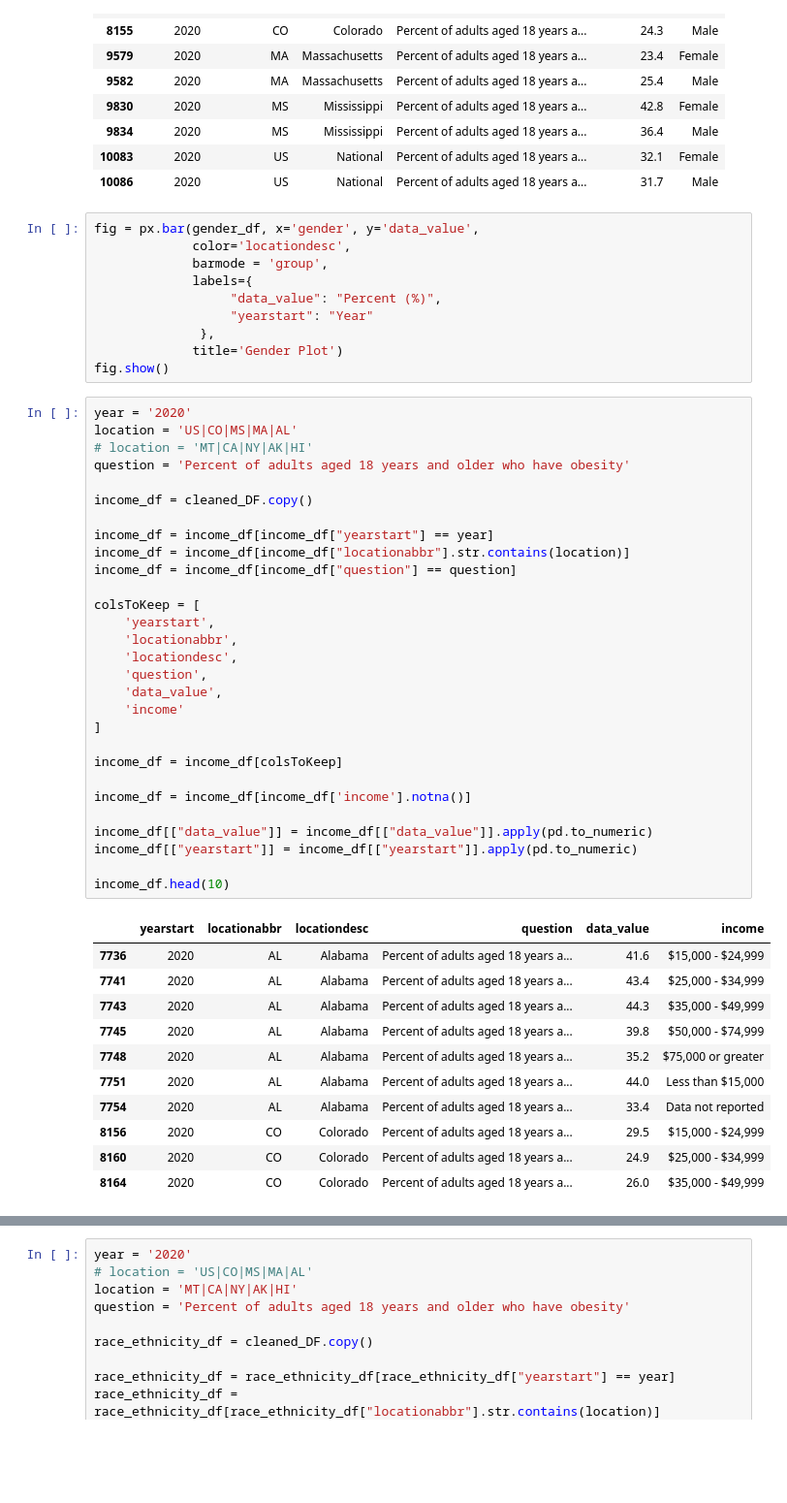
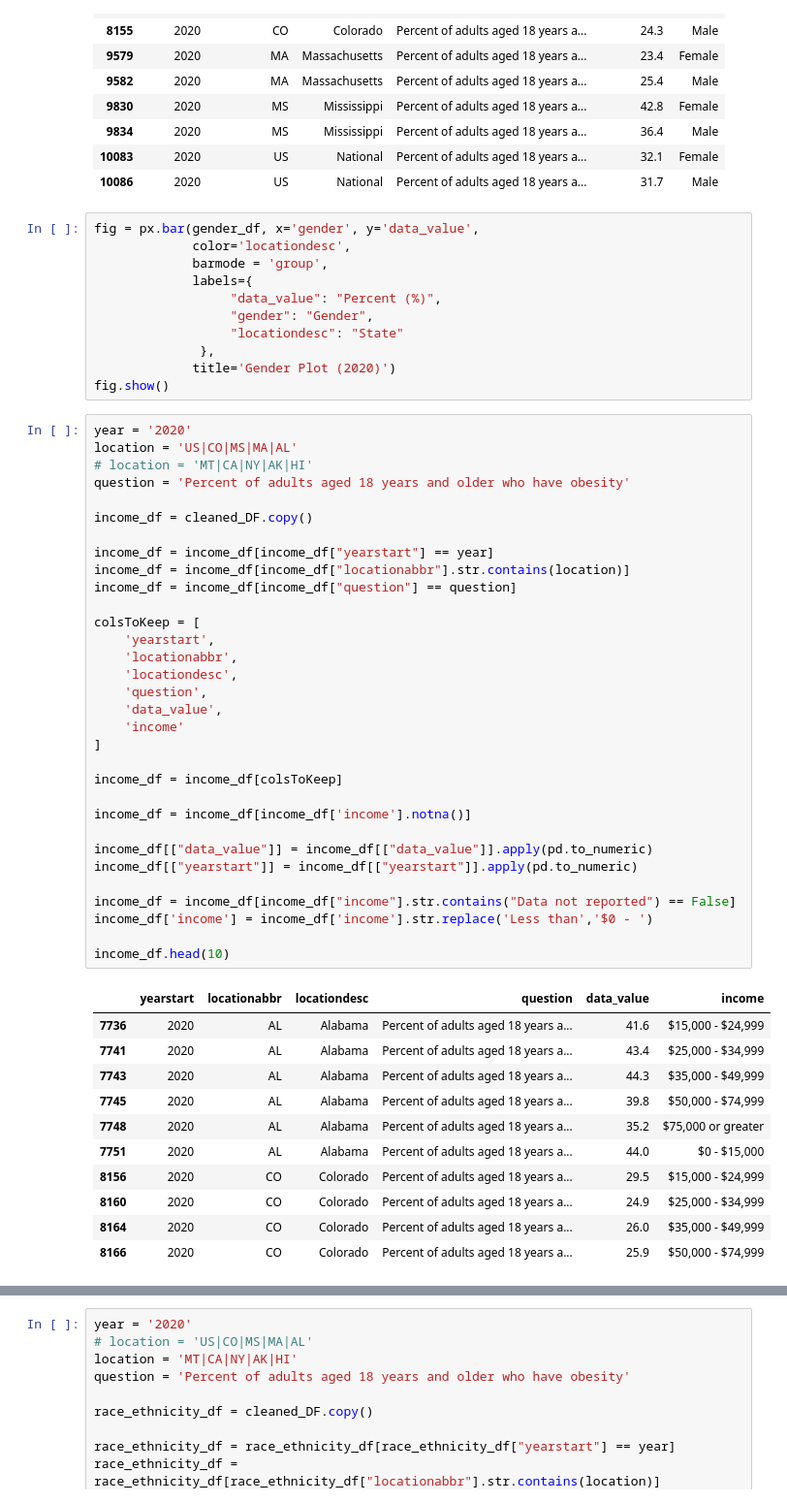
Before and after one commit to HardoModo/Dev10-Capstone, a Jupyter notebook: Shervorn/final.ipynb, the cells around one changed output, grey strips where cells are left out. Shown at 97% size. Saved outputs shown, nothing was run; the diff lists cells and outputs as text; blank space fills up the shorter version.

```diff
--- a/Shervorn/final.ipynb
+++ b/Shervorn/final.ipynb
@@ -589,9 +592,10 @@ fig = px.bar(gender_df, x='gender', y='data_value',
              barmode = 'group',
              labels={
                   "data_value": "Percent (%)",
-                  "yearstart": "Year"
+                  "gender": "Gender",
+                  "locationdesc": "State"
               },
-             title='Gender Plot')
+             title='Gender Plot (2020)')
 fig.show()
 # %%
 year = '2020'
@@ -602,38 +606,41 @@ question = 'Percent of adults aged 18 years and older who have obesity'
 income_df = cleaned_DF.copy()
 
 income_df = income_df[income_df["yearstart"] == year]
 income_df = income_df[income_df["locationabbr"].str.contains(location)]
 income_df = income_df[income_df["question"] == question]
 
 colsToKeep = [
     'yearstart',
     'locationabbr',
     'locationdesc',
     'question',
     'data_value',
     'income'
 ]
 
 income_df = income_df[colsToKeep]
 
 income_df = income_df[income_df['income'].notna()]
 
 income_df[["data_value"]] = income_df[["data_value"]].apply(pd.to_numeric)
 income_df[["yearstart"]] = income_df[["yearstart"]].apply(pd.to_numeric)
 
+income_df = income_df[income_df["income"].str.contains("Data not reported") == False]
+income_df['income'] = income_df['income'].str.replace('Less than','$0 - ')
+
 income_df.head(10)
 # %% [output]
 |  | yearstart | locationabbr | locationdesc | question | data_value | income |
 | 7736 | 2020 | AL | Alabama | Percent of adults aged 18 years a... | 41.6 | $15,000 - $24,999 |
 | 7741 | 2020 | AL | Alabama | Percent of adults aged 18 years a... | 43.4 | $25,000 - $34,999 |
 | 7743 | 2020 | AL | Alabama | Percent of adults aged 18 years a... | 44.3 | $35,000 - $49,999 |
 | 7745 | 2020 | AL | Alabama | Percent of adults aged 18 years a... | 39.8 | $50,000 - $74,999 |
 | 7748 | 2020 | AL | Alabama | Percent of adults aged 18 years a... | 35.2 | $75,000 or greater |
-| 7751 | 2020 | AL | Alabama | Percent of adults aged 18 years a... | 44.0 | Less than $15,000 |
-| 7754 | 2020 | AL | Alabama | Percent of adults aged 18 years a... | 33.4 | Data not reported |
+| 7751 | 2020 | AL | Alabama | Percent of adults aged 18 years a... | 44.0 | $0 - $15,000 |
 | 8156 | 2020 | CO | Colorado | Percent of adults aged 18 years a... | 29.5 | $15,000 - $24,999 |
 | 8160 | 2020 | CO | Colorado | Percent of adults aged 18 years a... | 24.9 | $25,000 - $34,999 |
 | 8164 | 2020 | CO | Colorado | Percent of adults aged 18 years a... | 26.0 | $35,000 - $49,999 |
+| 8166 | 2020 | CO | Colorado | Percent of adults aged 18 years a... | 25.9 | $50,000 - $74,999 |
 # %%
 fig = px.bar(income_df, x='income', y='data_value',
              color='locationdesc',
```
Also changed, not shown: parts of 6 cells of this notebook, 1 other file.
